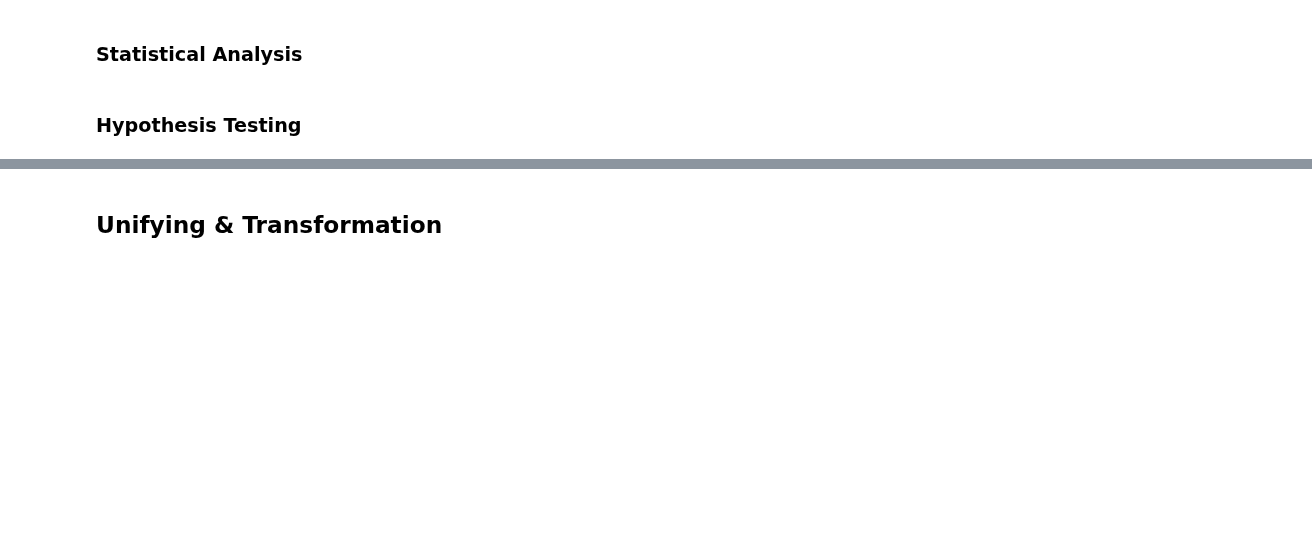
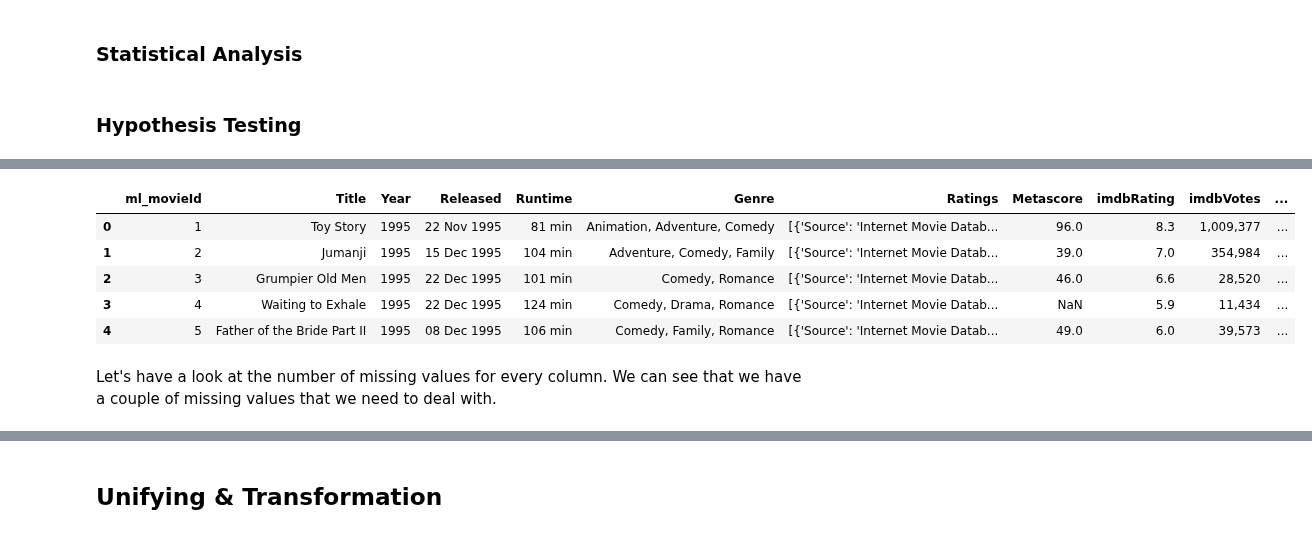
Before and after one commit to FabioArdi/morebo, a Jupyter notebook: final.ipynb, the cells around one changed output, grey strips where cells are left out. Saved outputs shown, nothing was run; the diff lists cells and outputs as text; code cells hidden in the pictures; blank space fills up the shorter version.

```diff
--- a/final.ipynb
+++ b/final.ipynb
@@ -357,0 +360,12 @@ Final explanation TODO
+# %%
+movies_dropped = movies[['ml_movieId', 'Title', 'Year', 'Released', 'Runtime', 'Genre', 'Ratings', 'Metascore', 'imdbRating', 'imdbVotes', 'BoxOffice']]
+movies_dropped.head()
+# %% [output]
+|  | ml_movieId | Title | Year | Released | Runtime | Genre | Ratings | Metascore | imdbRating | imdbVotes | ... |
+| 0 | 1 | Toy Story | 1995 | 22 Nov 1995 | 81 min | Animation, Adventure, Comedy | [{'Source': 'Internet Movie Datab... | 96.0 | 8.3 | 1,009,377 | ... |
+| 1 | 2 | Jumanji | 1995 | 15 Dec 1995 | 104 min | Adventure, Comedy, Family | [{'Source': 'Internet Movie Datab... | 39.0 | 7.0 | 354,984 | ... |
+| 2 | 3 | Grumpier Old Men | 1995 | 22 Dec 1995 | 101 min | Comedy, Romance | [{'Source': 'Internet Movie Datab... | 46.0 | 6.6 | 28,520 | ... |
+| 3 | 4 | Waiting to Exhale | 1995 | 22 Dec 1995 | 124 min | Comedy, Drama, Romance | [{'Source': 'Internet Movie Datab... | NaN | 5.9 | 11,434 | ... |
+| 4 | 5 | Father of the Bride Part II | 1995 | 08 Dec 1995 | 106 min | Comedy, Family, Romance | [{'Source': 'Internet Movie Datab... | 49.0 | 6.0 | 39,573 | ... |
+# %% [markdown]
+Let's have a look at the number of missing values for every column. We can see that we have a couple of missing values that we need to deal with.
```
Also changed, not shown: parts of 41 cells of this notebook, 1 other file.
